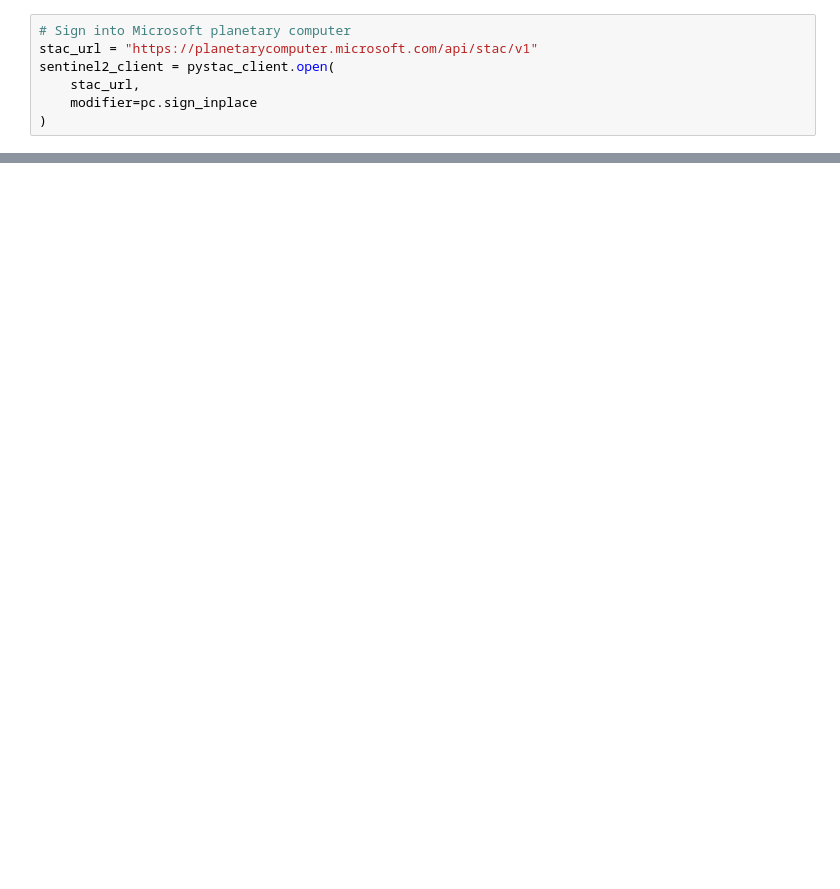
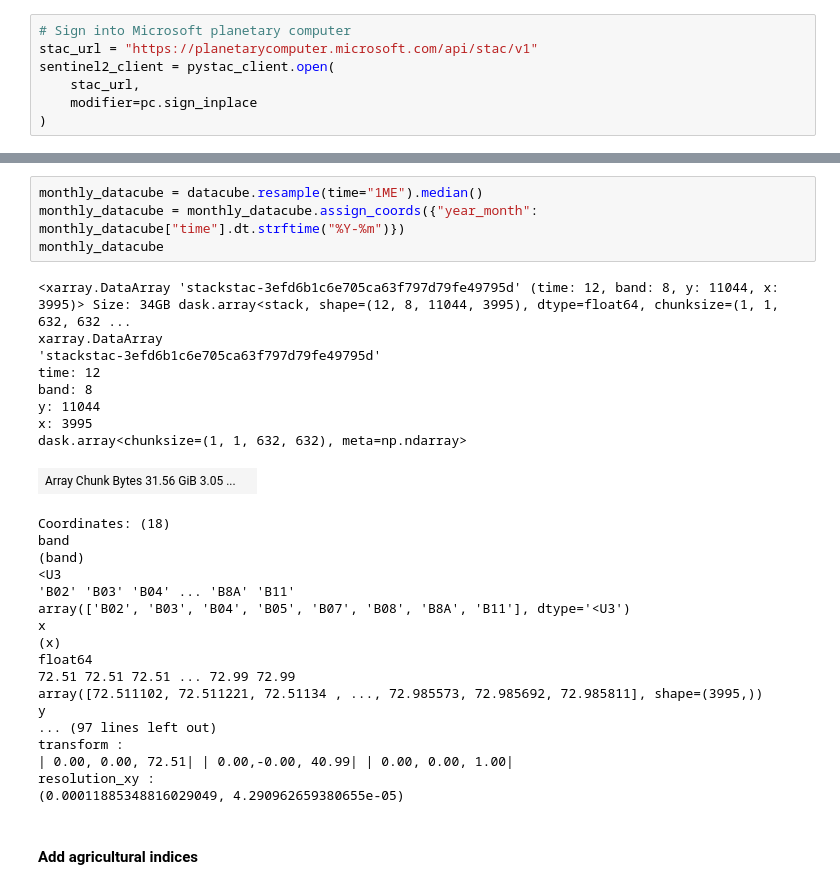
Before and after one commit to manukala6/dry_cropland_mapping, a Jupyter notebook: notebooks/collect_data.ipynb, the cells around one changed output, grey strips where cells are left out. Saved outputs shown, nothing was run; the diff lists cells and outputs as text; blank space fills up the shorter version.

```diff
--- a/notebooks/collect_data.ipynb
+++ b/notebooks/collect_data.ipynb
@@ -118,0 +122,33 @@ resolution_xy :
+# %%
+monthly_datacube = datacube.resample(time="1ME").median()
+monthly_datacube = monthly_datacube.assign_coords({"year_month": monthly_datacube["time"].dt.strftime("%Y-%m")})
+monthly_datacube
+# %% [output]
+<xarray.DataArray 'stackstac-3efd6b1c6e705ca63f797d79fe49795d' (time: 12, band: 8, y: 11044, x: 3995)> Size: 34GB dask.array<stack, shape=(12, 8, 11044, 3995), dtype=float64, chunksize=(1, 1, 632, 632 ...
+xarray.DataArray
+'stackstac-3efd6b1c6e705ca63f797d79fe49795d'
+time: 12
+band: 8
+y: 11044
+x: 3995
+dask.array<chunksize=(1, 1, 632, 632), meta=np.ndarray>
+| Array Chunk Bytes 31.56 GiB 3.05 ... |  |
+Coordinates: (18)
+band
+(band)
+<U3
+'B02' 'B03' 'B04' ... 'B8A' 'B11'
+array(['B02', 'B03', 'B04', 'B05', 'B07', 'B08', 'B8A', 'B11'], dtype='<U3')
+x
+(x)
+float64
+72.51 72.51 72.51 ... 72.99 72.99
+array([72.511102, 72.511221, 72.51134 , ..., 72.985573, 72.985692, 72.985811], shape=(3995,))
+y
+... (97 lines left out)
+transform :
+| 0.00, 0.00, 72.51| | 0.00,-0.00, 40.99| | 0.00, 0.00, 1.00|
+resolution_xy :
+(0.00011885348816029049, 4.290962659380655e-05)
+# %% [markdown]
+#### Add agricultural indices
```
Also changed, not shown: parts of 20 cells of this notebook.
